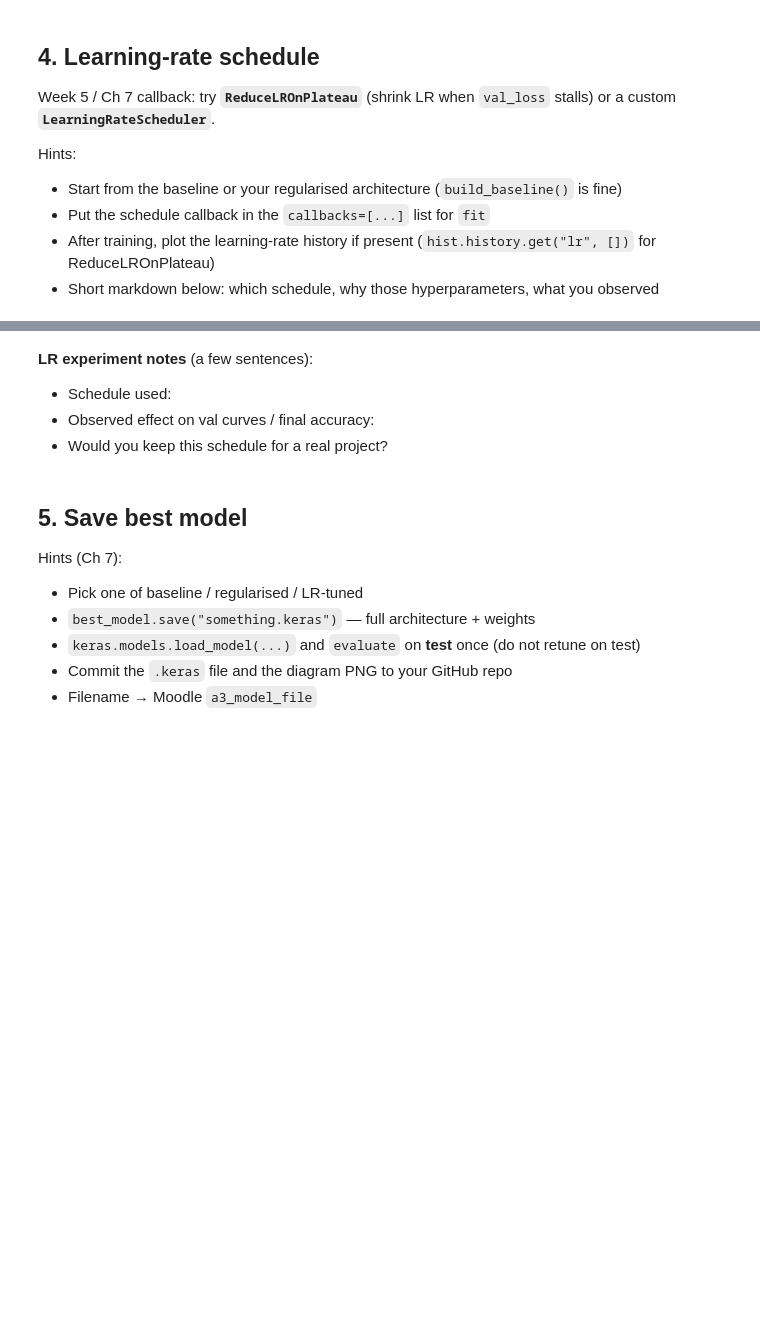
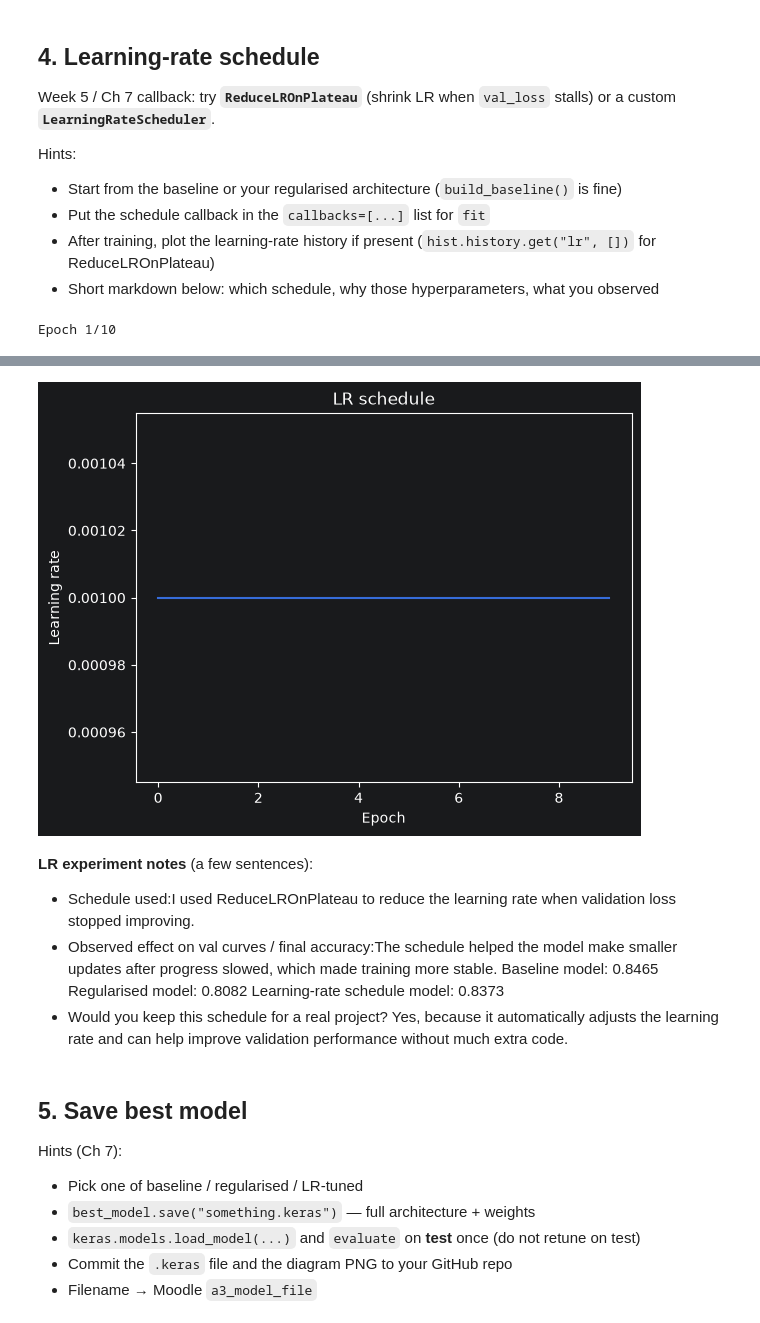
Before and after one commit to roastedTomato/DATAX504-qc81, a Jupyter notebook: assginments/a3_regularisation.ipynb, the cells around one changed output, grey strips where cells are left out. Drawn from its saved outputs; the diff is of its cells as text; code cells hidden in the pictures; blank space fills up the shorter version.

Commit message:
first test result, Baseline model: 0.8465 Regularised model: 0.8082 Learning-rate schedule model: 0.8373

```diff
--- a/assginments/a3_regularisation.ipynb
+++ b/assginments/a3_regularisation.ipynb
@@ -309,23 +307,29 @@ Hints:
 lr_model = build_baseline()  # or rebuild your regularised architecture
 
 # TODO: choose one schedule callback, e.g.
-# lr_cb = callbacks.ReduceLROnPlateau(
-#     monitor="val_loss", factor=0.5, patience=1, min_lr=1e-6, verbose=1
-# )
+lr_cb = callbacks.ReduceLROnPlateau(
+   monitor="val_loss", factor=0.5, patience=1, min_lr=1e-6, verbose=1
+ )
 
-# hist_lr = lr_model.fit(
-#     x_train, y_train,
-#     epochs=...,
-#     batch_size=...,
-#     validation_data=(x_val, y_val),
-#     callbacks=[lr_cb],  # may combine with EarlyStopping
-#     verbose=1,
-# )
+hist_lr = lr_model.fit(
+     x_train, y_train,
+     epochs=10,
+     batch_size=512,
+     validation_data=(x_val, y_val),
+     callbacks=[lr_cb],  # may combine with EarlyStopping
+     verbose=1,
+ )
 
 # TODO: plot LR vs epoch when the history key exists
-# lrs = hist_lr.history.get("lr", [])
-# plt.plot(lrs)
-# plt.xlabel("Epoch")
-# plt.ylabel("Learning rate")
-# plt.title("LR schedule")
-# plt.show()
+lrs = hist_lr.history.get("learning_rate", hist_lr.history.get("lr", []))
+
+if len(lrs) > 0:
+    plt.plot(lrs)
+    plt.xlabel("Epoch")
+    plt.ylabel("Learning rate")
+    plt.title("LR schedule")
+    plt.show()
+else:
+    print("Learning rate history was not recorded.")
+# %% [output]
+Epoch 1/10
@@ -332,9 +355,13 @@ lr_model = build_baseline()  # or rebuild your regularised architecture
+[figure, added]
 # %% [markdown]
 **LR experiment notes** (a few sentences):
 
-- Schedule used:
-- Observed effect on val curves / final accuracy:
-- Would you keep this schedule for a real project?
+- Schedule used:I used ReduceLROnPlateau to reduce the learning rate when validation loss stopped improving.
+- Observed effect on val curves / final accuracy:The schedule helped the model make smaller updates after progress slowed, which made training more stable.
+    Baseline model: 0.8465
+    Regularised model: 0.8082
+    Learning-rate schedule model: 0.8373
+- Would you keep this schedule for a real project? Yes, because it automatically adjusts the learning rate and can help improve validation performance without much extra code.
 # %% [markdown]
 ## 5. Save best model
 
```
Also changed, not shown: parts of 4 cells of this notebook, 1 other file.
